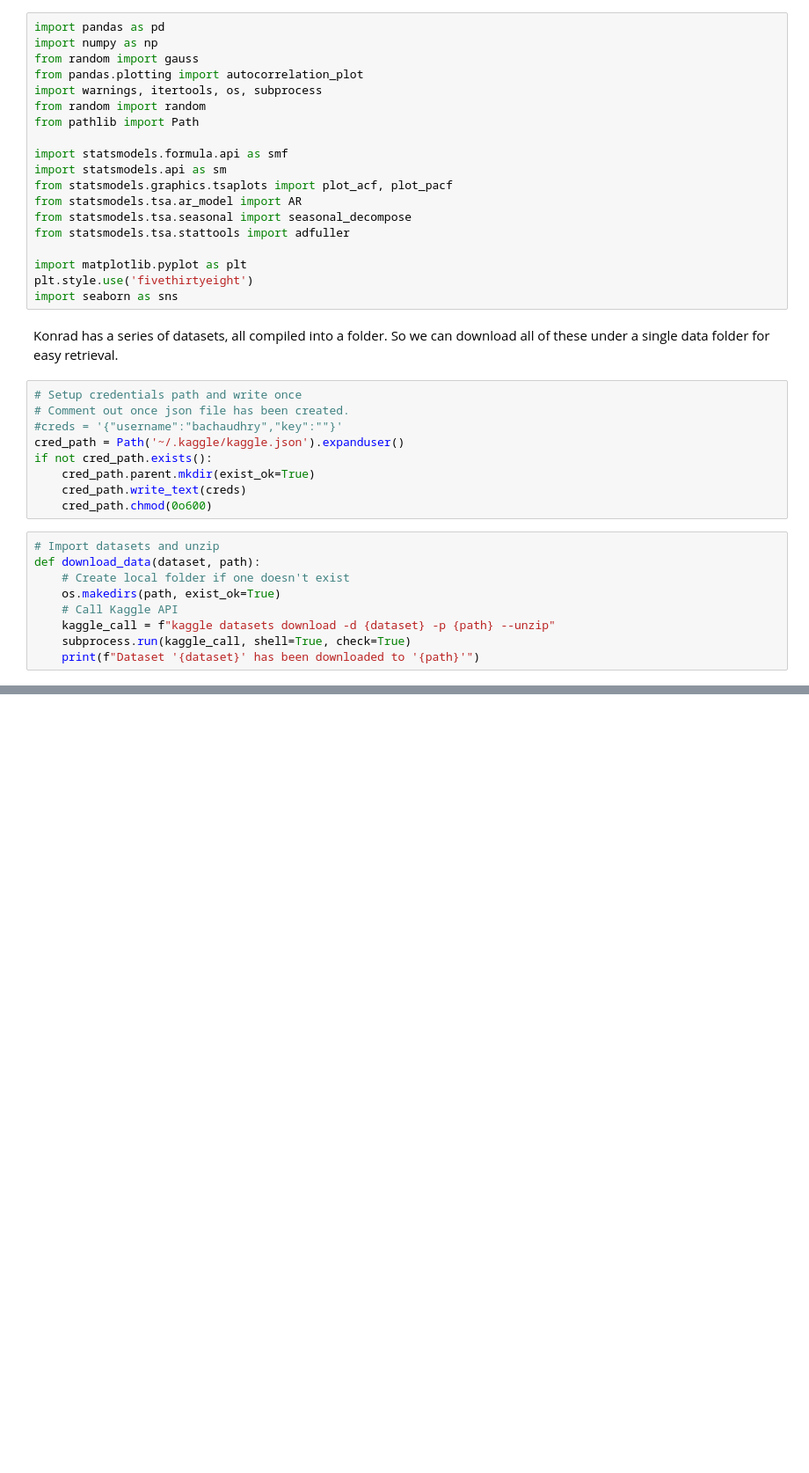
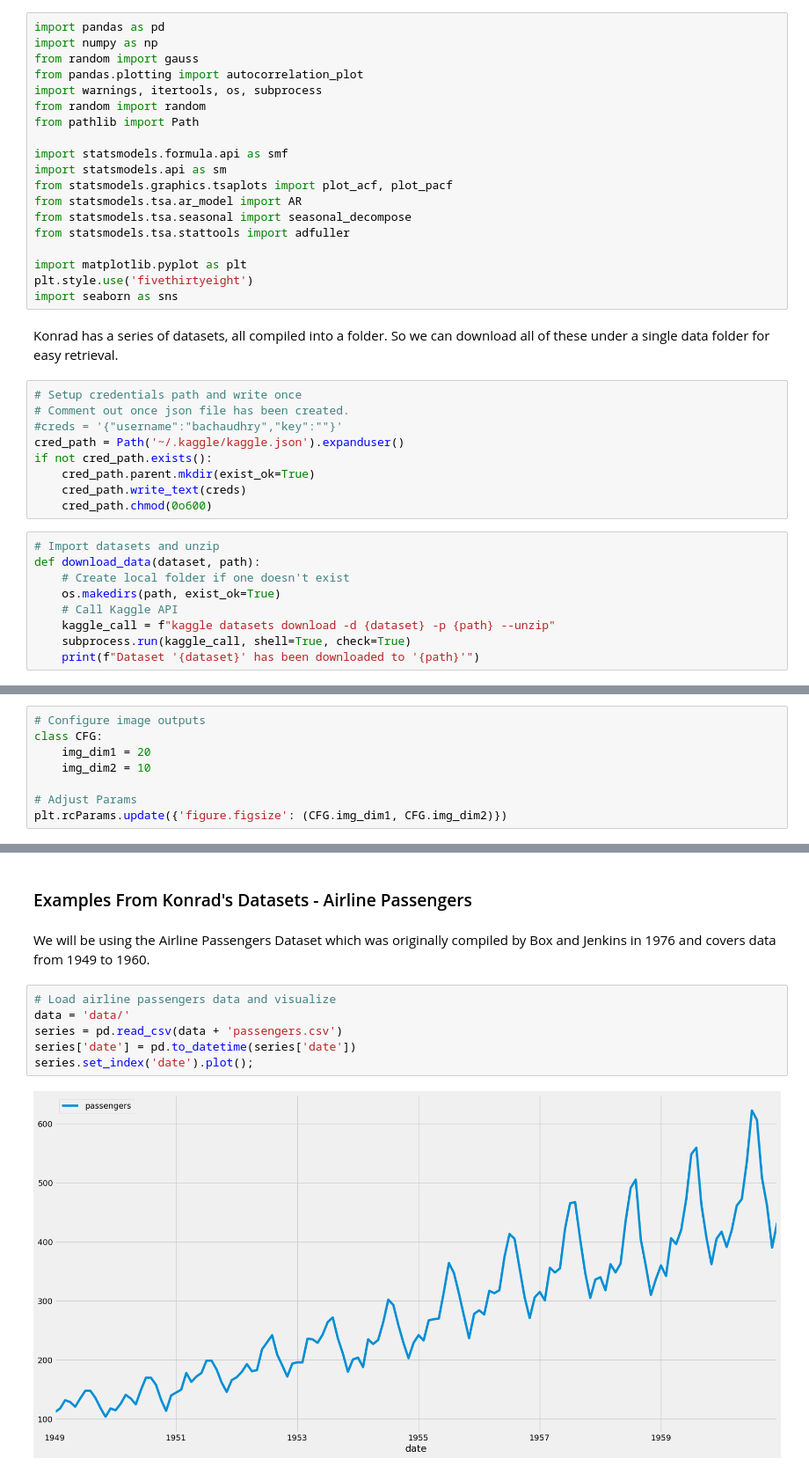
Before and after one commit to bachaudhry/time_series, a Jupyter notebook: ts_with_k/01_Getting_Start_With_TimeSeries.ipynb, the cells around one changed output, grey strips where cells are left out. Shown at 88% size. Drawn from its saved outputs; the diff is of its cells as text; blank space fills up the shorter version.

```diff
--- a/ts_with_k/01_Getting_Start_With_TimeSeries.ipynb
+++ b/ts_with_k/01_Getting_Start_With_TimeSeries.ipynb
@@ -55,3 +56,11 @@ Dataset URL: https://www.kaggle.com/datasets/konradb/tsdata-1
 License(s): unknown
 Downloading tsdata-1.zip to data
 Dataset 'konradb/tsdata-1' has been downloaded to 'data'
+# %%
+# Configure image outputs
+class CFG:
+    img_dim1 = 20
+    img_dim2 = 10
+
+# Adjust Params
+plt.rcParams.update({'figure.figsize': (CFG.img_dim1, CFG.img_dim2)})
@@ -57,0 +91,12 @@ Dataset 'konradb/tsdata-1' has been downloaded to 'data'
+# %% [markdown]
+### Examples From Konrad's Datasets - Airline Passengers
+# %% [markdown]
+We will be using the Airline Passengers Dataset which was originally compiled by Box and Jenkins in 1976 and covers data from 1949 to 1960.
+# %%
+# Load airline passengers data and visualize
+data = 'data/'
+series = pd.read_csv(data + 'passengers.csv')
+series['date'] = pd.to_datetime(series['date'])
+series.set_index('date').plot();
+# %% [output]
+[figure, added]
```
Also changed, not shown: parts of 17 cells of this notebook.
